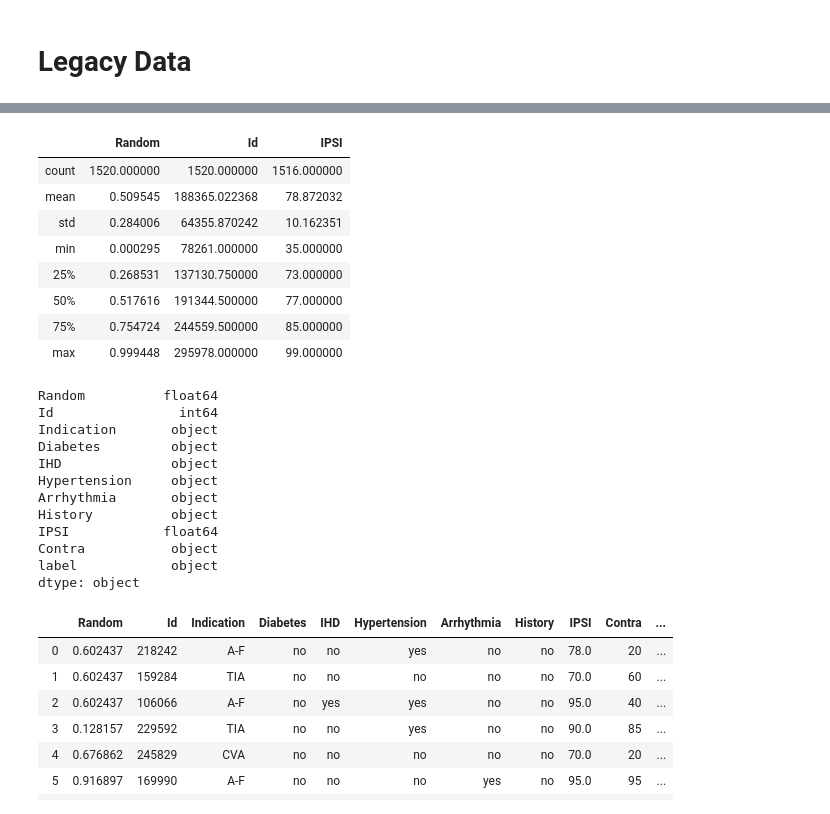
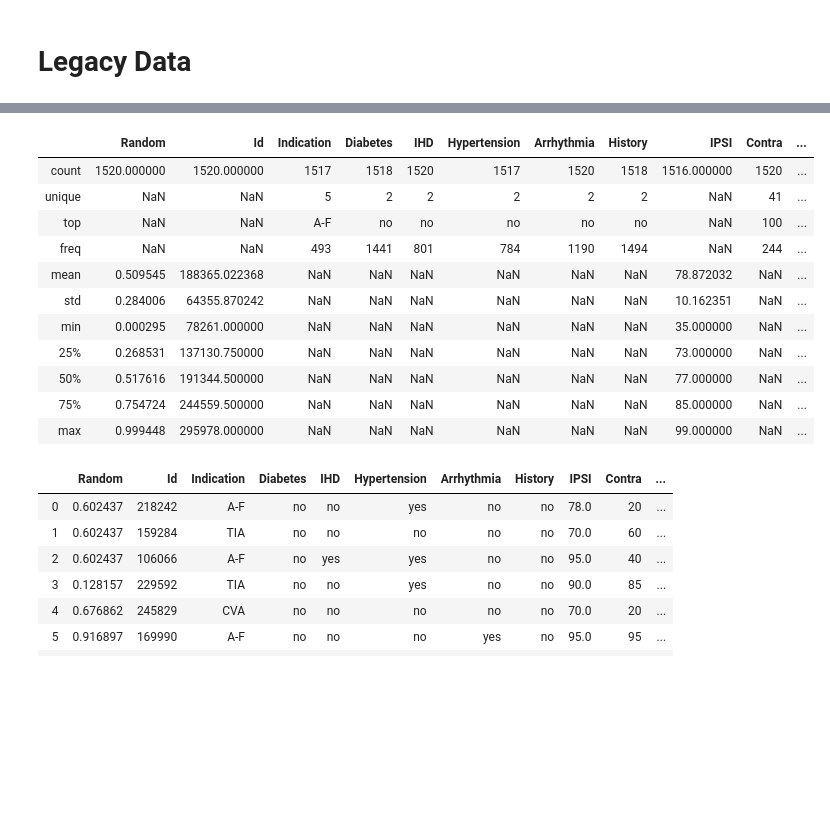
Before and after one commit to AntonyLeons/Data-Mining-ACW, a Jupyter notebook: Legacy_Data.ipynb, the cells around one changed output, grey strips where cells are left out. Drawn from its saved outputs; the diff is of its cells as text; code cells hidden in the pictures; blank space fills up the shorter version.

```diff
--- a/Legacy_Data.ipynb
+++ b/Legacy_Data.ipynb
@@ -40,28 +37,16 @@ Number of headings: 11
 # %%
-data.describe() # Contra is an integer according to the data description but missing
+data.describe(include = 'all') # Contra is an integer according to the data description but missing
 # %% [output]
-|  | Random | Id | IPSI |
-| count | 1520.000000 | 1520.000000 | 1516.000000 |
-| mean | 0.509545 | 188365.022368 | 78.872032 |
-| std | 0.284006 | 64355.870242 | 10.162351 |
-| min | 0.000295 | 78261.000000 | 35.000000 |
-| 25% | 0.268531 | 137130.750000 | 73.000000 |
-| 50% | 0.517616 | 191344.500000 | 77.000000 |
-| 75% | 0.754724 | 244559.500000 | 85.000000 |
-| max | 0.999448 | 295978.000000 | 99.000000 |
+|  | Random | Id | Indication | Diabetes | IHD | Hypertension | Arrhythmia | History | IPSI | Contra | ... |
+| count | 1520.000000 | 1520.000000 | 1517 | 1518 | 1520 | 1517 | 1520 | 1518 | 1516.000000 | 1520 | ... |
+| unique | NaN | NaN | 5 | 2 | 2 | 2 | 2 | 2 | NaN | 41 | ... |
+| top | NaN | NaN | A-F | no | no | no | no | no | NaN | 100 | ... |
+| freq | NaN | NaN | 493 | 1441 | 801 | 784 | 1190 | 1494 | NaN | 244 | ... |
+| mean | 0.509545 | 188365.022368 | NaN | NaN | NaN | NaN | NaN | NaN | 78.872032 | NaN | ... |
+| std | 0.284006 | 64355.870242 | NaN | NaN | NaN | NaN | NaN | NaN | 10.162351 | NaN | ... |
+| min | 0.000295 | 78261.000000 | NaN | NaN | NaN | NaN | NaN | NaN | 35.000000 | NaN | ... |
+| 25% | 0.268531 | 137130.750000 | NaN | NaN | NaN | NaN | NaN | NaN | 73.000000 | NaN | ... |
+| 50% | 0.517616 | 191344.500000 | NaN | NaN | NaN | NaN | NaN | NaN | 77.000000 | NaN | ... |
+| 75% | 0.754724 | 244559.500000 | NaN | NaN | NaN | NaN | NaN | NaN | 85.000000 | NaN | ... |
+| max | 0.999448 | 295978.000000 | NaN | NaN | NaN | NaN | NaN | NaN | 99.000000 | NaN | ... |
-# %%
-data.dtypes # see types, conta is not a int. IPSI is float but can be an int however this should not affect the model
-# %% [output]
-Random          float64
-Id                int64
-Indication       object
-Diabetes         object
-IHD              object
-Hypertension     object
-Arrhythmia       object
-History          object
-IPSI            float64
-Contra           object
-label            object
-dtype: object
 # %%
```
Also changed, not shown: parts of 8 cells of this notebook.
